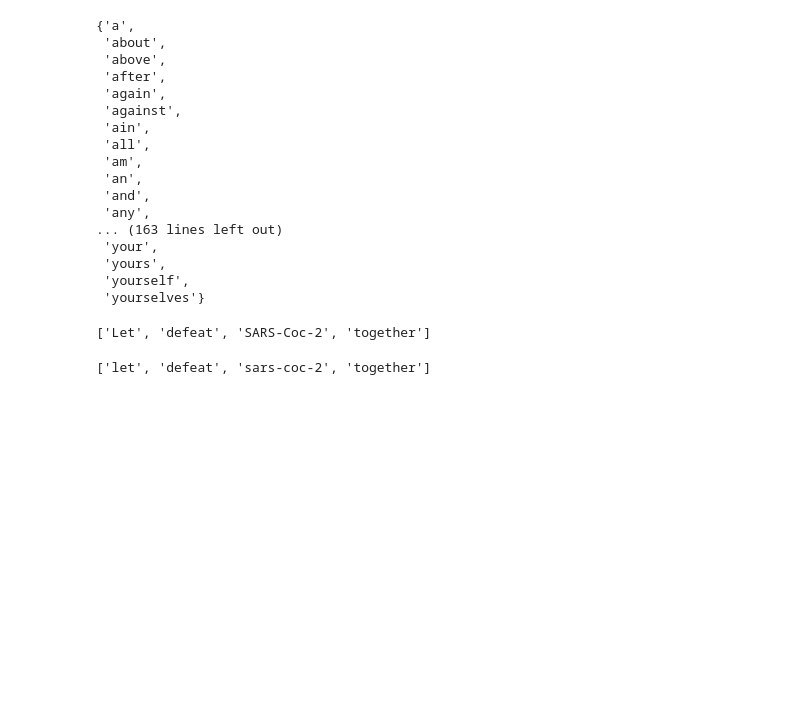
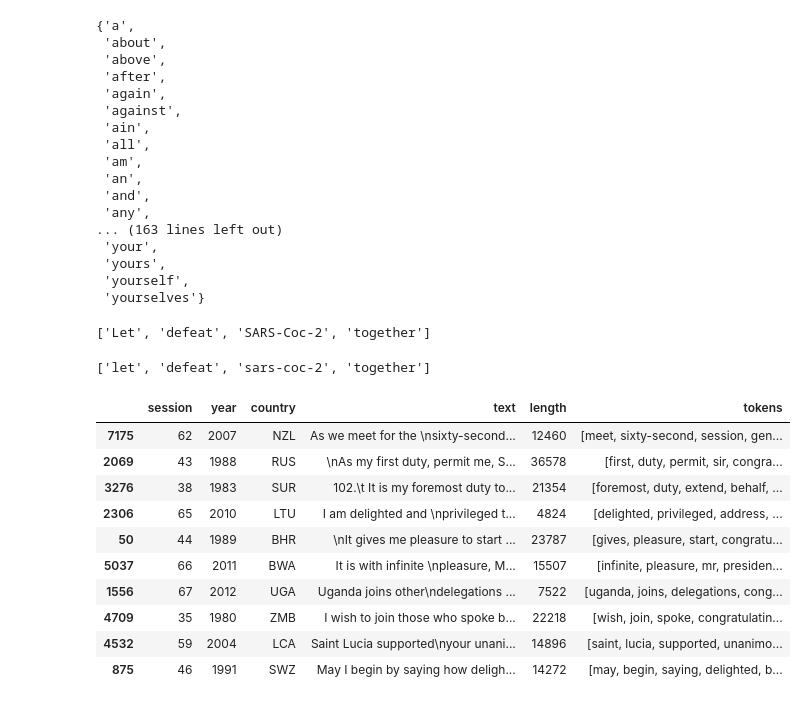
Before and after one commit to SamapanThongmee/CPE393_Text_Analytics, a Jupyter notebook: Lecture_2_Text_Visualization.ipynb, the cells around one changed output. Saved outputs shown, nothing was run; the diff lists cells and outputs as text; code cells hidden in the pictures; blank space fills up the shorter version.

```diff
--- a/Lecture_2_Text_Visualization.ipynb
+++ b/Lecture_2_Text_Visualization.ipynb
@@ -193,3 +193,25 @@ def prepare(text, pipeline):
 prepare(text, pipeline)
 # %% [output]
 ['let', 'defeat', 'sars-coc-2', 'together']
+# %%
+# Apply pipeline
+
+# Series: map
+# Series: map
+# DaraFrame: applymap
+# DataFrame: applymap
+
+df['tokens'] = df['text'].apply(prepare, pipeline=pipeline)
+df.sample(10)
+# %% [output]
+|  | session | year | country | text | length | tokens |
+| 7175 | 62 | 2007 | NZL | As we meet for the \nsixty-second... | 12460 | [meet, sixty-second, session, gen... |
+| 2069 | 43 | 1988 | RUS | ﻿\nAs my first duty, permit me, S... | 36578 | [first, duty, permit, sir, congra... |
+| 3276 | 38 | 1983 | SUR | ﻿102.\t It is my foremost duty to... | 21354 | [foremost, duty, extend, behalf, ... |
+| 2306 | 65 | 2010 | LTU | I am delighted and \nprivileged t... | 4824 | [delighted, privileged, address, ... |
+| 50 | 44 | 1989 | BHR | ﻿\nIt gives me pleasure to start ... | 23787 | [gives, pleasure, start, congratu... |
+| 5037 | 66 | 2011 | BWA | It is with infinite \npleasure, M... | 15507 | [infinite, pleasure, mr, presiden... |
+| 1556 | 67 | 2012 | UGA | ﻿Uganda joins other\ndelegations ... | 7522 | [uganda, joins, delegations, cong... |
+| 4709 | 35 | 1980 | ZMB | ﻿I wish to join those who spoke b... | 22218 | [wish, join, spoke, congratulatin... |
+| 4532 | 59 | 2004 | LCA | Saint Lucia supported\nyour unani... | 14896 | [saint, lucia, supported, unanimo... |
+| 875 | 46 | 1991 | SWZ | ﻿May I begin by saying how deligh... | 14272 | [may, begin, saying, delighted, b... |
```
Also changed, not shown: parts of 2 cells of this notebook.
